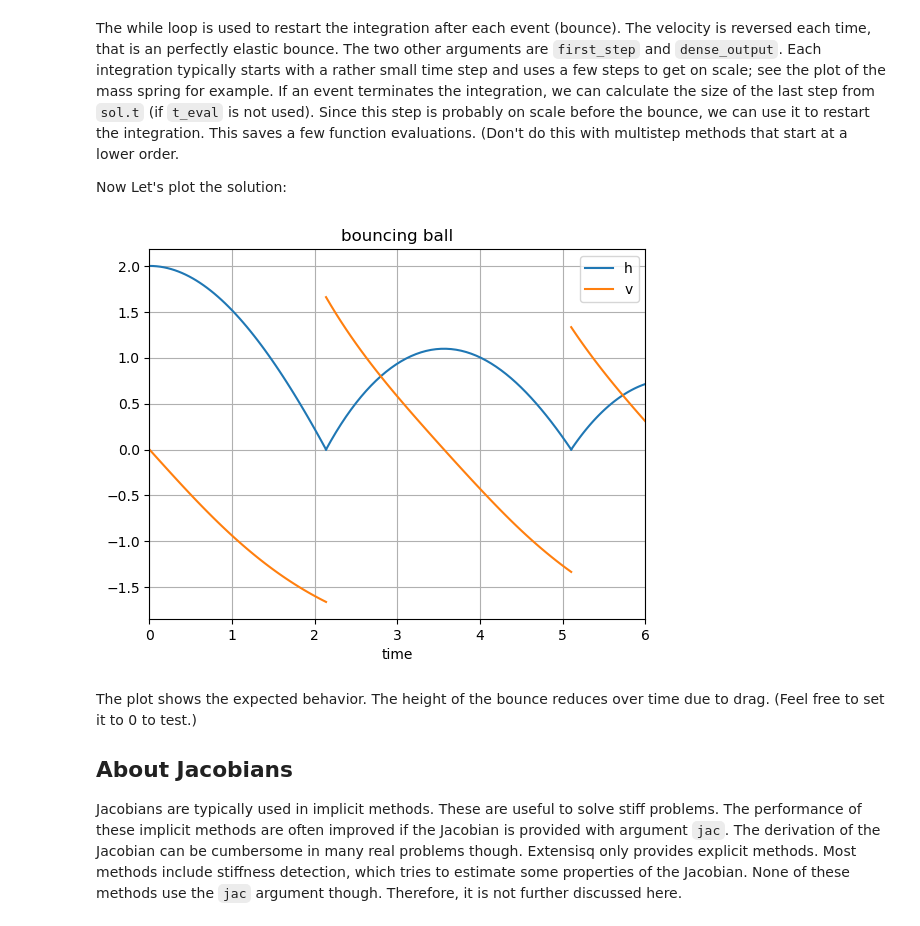
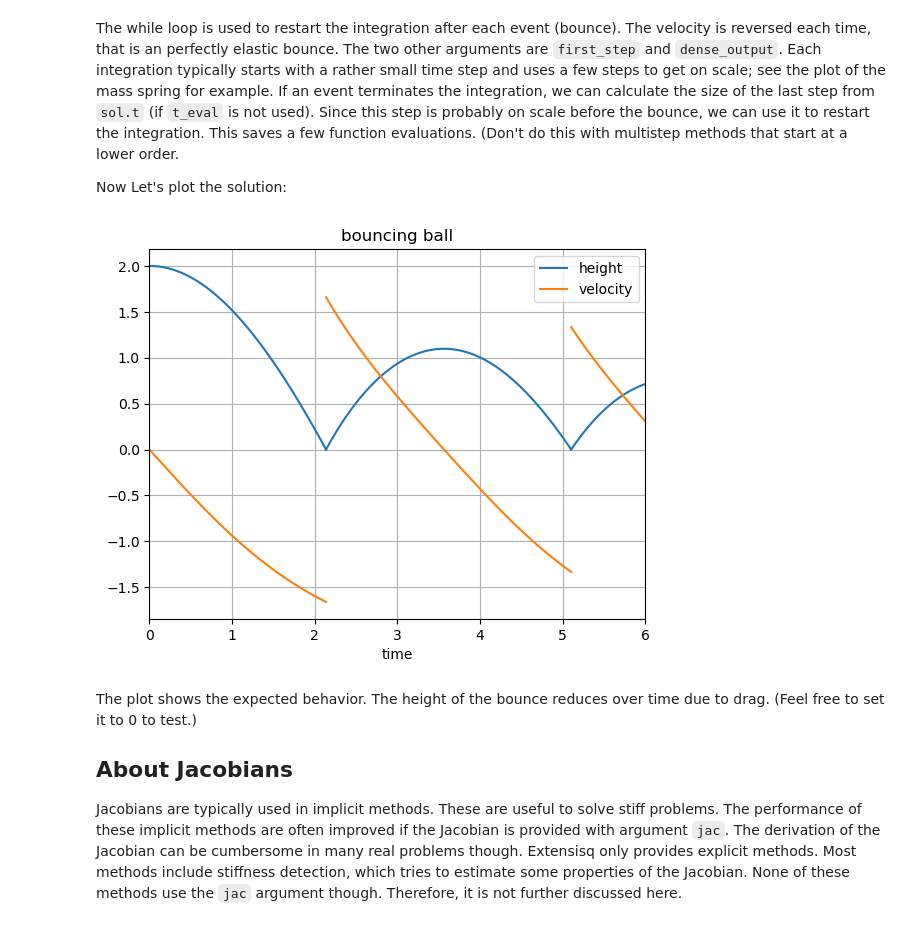
Before and after one commit to WRKampi/extensisq, a Jupyter notebook: docs/Demo_solve_ivp.ipynb, the cells around one changed output. Saved outputs shown, nothing was run; the diff lists cells and outputs as text; code cells hidden in the pictures.

```diff
--- a/docs/Demo_solve_ivp.ipynb
+++ b/docs/Demo_solve_ivp.ipynb
@@ -212,18 +212,18 @@ Now Let's plot the solution:
 # %%
 plt.figure()
 for sol_b in solutions:
     t_plot = np.linspace(sol_b.t[0], sol_b.t[-1])
     result = sol_b.sol(t_plot)
     plt.plot(t_plot, result[0, :], 'C0')
     plt.plot(t_plot, result[1, :], 'C1')
 plt.grid()
-plt.legend(('h', 'v'))
+plt.legend(('height', 'velocity'))
 plt.xlim([0, t_end])
 plt.xlabel('time')
 plt.title('bouncing ball')
 plt.show()
 # %% [output]
-[figure, old version]
+[figure, new version]
 # %% [markdown]
 The plot shows the expected behavior. The height of the bounce reduces over time due to drag. (Feel free to set it to 0 to test.)
 
```
